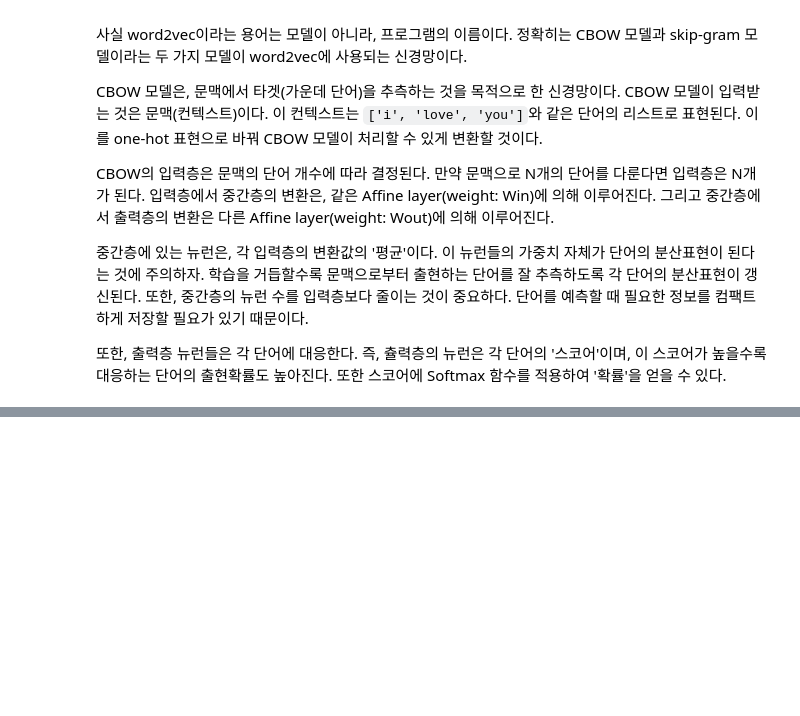
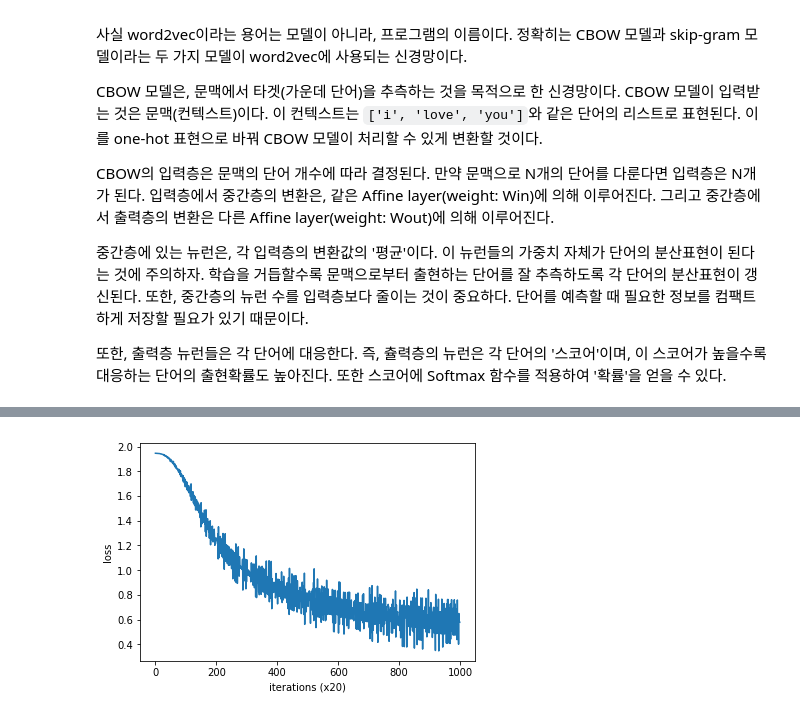
Before and after one commit to korra0501/NLP-from-zero, a Jupyter notebook: ch3_word2vec.ipynb, the cells around one changed output, grey strips where cells are left out. Drawn from its saved outputs; the diff is of its cells as text; code cells hidden in the pictures; blank space fills up the shorter version.

```diff
--- a/ch3_word2vec.ipynb
+++ b/ch3_word2vec.ipynb
@@ -47,7 +47,7 @@ class MatMul:
     def backward(self, dout):
         W, = self.params
         dx = np.dot(dout, W.T)
-        dW = np.dout(self.x.T, dout)
+        dW = np.dot(self.x.T, dout)
         self.grads[0][...] = dW
         return dx
 
@@ -99,0 +172,27 @@ CBOW모델은 코퍼스의 단어 출현패턴을 학습할 뿐이다. 따라서
+# %%
+# 이제 이 값들을 one-hot-vector로 바꿔서 CBOW 모델에 주자.
+def convert_one_hot(corpus, vocab_size):
+    """
+    :param corpus: 단어ID 리스트(1 or 2차원의 numpy 배열)
+    :param vocab_size: 어휘수
+    :return: one-hot 배열(2 or 3차원의 numpy 배열)
+    """
+    N = corpus.shape[0]
+
+    if corpus.ndim == 1:
+        one_hot = np.zeros((N, vocab_size), dtype=np.int32)
+        for idx, word_id in enumerate(corpus):
+            one_hot[idx, word_id] = 1
+    elif corpus.ndim == 2:
+        C = corpus.shape[1]
+        one_hot = np.zeros((N, C, vocab_size), dtype=np.int32)
+        for idx_0, word_ids in enumerate(corpus):
+            for idx_1, word_id in enumerate(word_ids):
+                one_hot[idx_0, idx_1, word_id] = 1
+
+    return one_hot
+
+# 위의 예제에서 계속.
+vocab_size = len(word_to_id)
+target = convert_one_hot(target, vocab_size)
+contexts = convert_one_hot(contexts, vocab_size)
@@ -99,0 +360,4 @@ CBOW모델은 코퍼스의 단어 출현패턴을 학습할 뿐이다. 따라서
+# %%
+trainer.plot()
+# %% [output]
+[figure, added]
```
Also changed, not shown: parts of 12 cells of this notebook, 3 other files.
